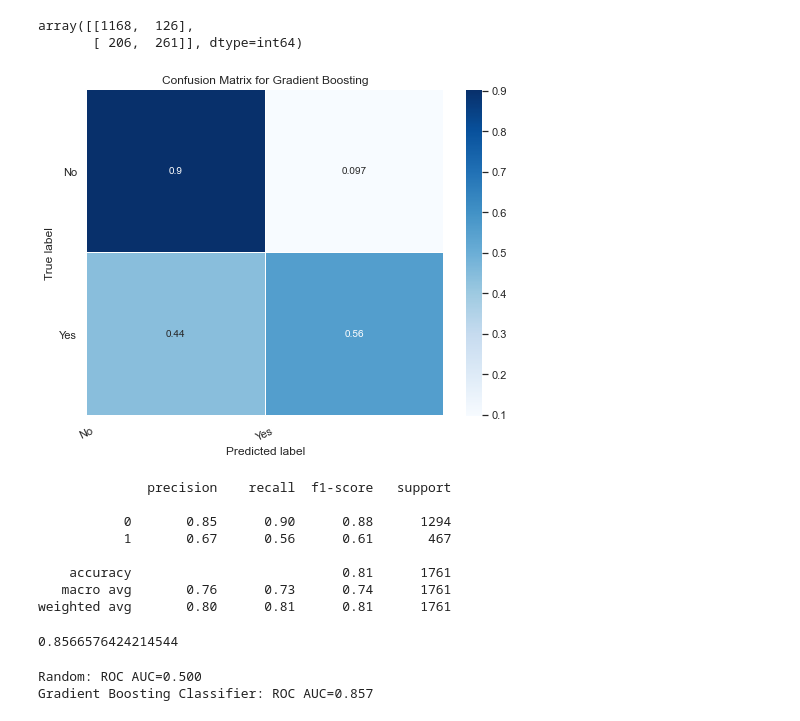
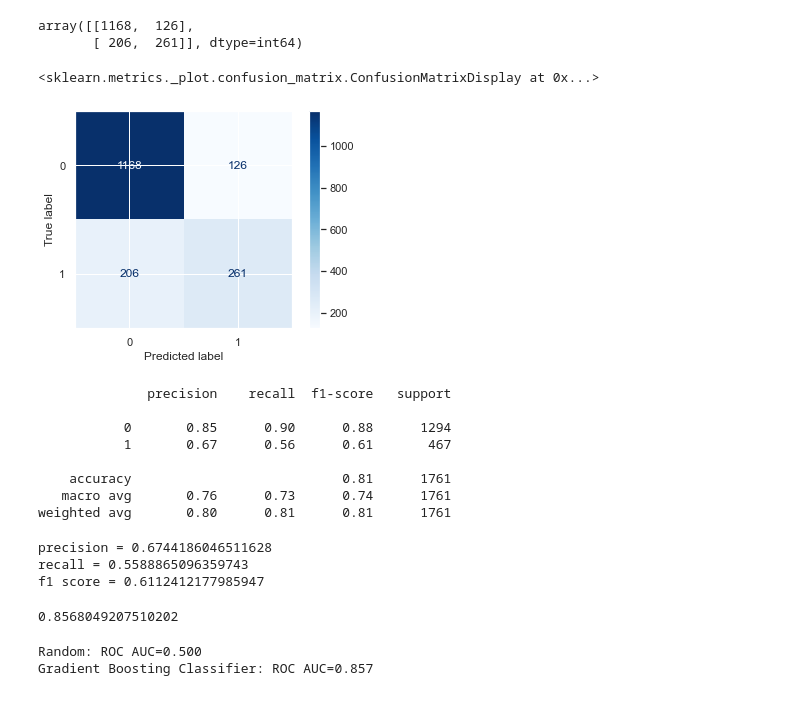
Before and after one commit to samarth-malhotra/Dissertation, a Jupyter notebook: Dissertation Project.ipynb, the cells around one changed output. Cells and saved outputs as stored; diff of their text form; code cells hidden in the pictures.

```diff
--- a/Dissertation Project.ipynb
+++ b/Dissertation Project.ipynb
@@ -861,31 +850,11 @@ confusion_matrix(y_test, y_pred_test)
 # %% [output]
 array([[1168,  126],
        [ 206,  261]], dtype=int64)
-# %%
-# Plotting the confusion matrix
-# Get and reshape confusion matrix data
-plt.figure(figsize=(8, 6))
-matrix = confusion_matrix(y_test, y_pred_test)
-matrix = matrix.astype('float') / matrix.sum(axis=1)[:, np.newaxis]
-
-# Build the plot
-#plt.figure(figsize=(16,7))
-#sns.set(font_scale=1.4)
-sns.heatmap(matrix, annot=True, annot_kws={'size':10},
-            cmap=plt.cm.Blues, linewidths=0.2)
-
-# Add labels to the plot
-class_names = ['No', 'Yes']
-tick_marks = np.arange(len(class_names))
-tick_marks2 = tick_marks + 0.5
-plt.xticks(tick_marks, class_names, rotation=25)
-plt.yticks(tick_marks2, class_names, rotation=0)
-plt.xlabel('Predicted label')
-plt.ylabel('True label')
-plt.title('Confusion Matrix for Gradient Boosting')
-plt.show()
-# %% [output]
-[figure, removed]
+# %%
+metrics.plot_confusion_matrix(model, X_test, y_test, cmap="Blues")
+# %% [output]
+<sklearn.metrics._plot.confusion_matrix.ConfusionMatrixDisplay at 0x...>
+[figure, added]
 # %%
 # To get more insight, we are examining more metrics like precision, recall and F1 Score
 # %%
@@ -909,14 +878,26 @@ print(classification_report(y_test, y_pred_test))
     accuracy                           0.81      1761
    macro avg       0.76      0.73      0.74      1761
 weighted avg       0.80      0.81      0.81      1761
+# %%
+gb_prec = metrics.precision_score(y_test, y_pred_test)
+gb_rec = metrics.recall_score(y_test, y_pred_test)
+gb_f1 = metrics.f1_score(y_test, y_pred_test)
+print("precision = " + str(gb_prec))
+print("recall = " + str(gb_rec))
+print("f1 score = " + str(gb_f1))
+# %% [output]
+precision = 0.6744186046511628
+recall = 0.5588865096359743
+f1 score = 0.6112412177985947
 # %%
 # Here we can see that even though the accuracy score of the model is very high i.e 84.72 % but the actual percentage of
 # model accurately classifying the target class that is if customer churn is 0.78 %
 # %%
 # Similarly compute ROC curve and ROC area for each class
-roc_auc_score(y_test, model.predict_proba(X_test)[:,1])
+gb_auc_roc = roc_auc_score(y_test, model.predict_proba(X_test)[:,1])
+gb_auc_roc
 # %% [output]
-0.8566576424214544
+0.8568049207510202
 # %%
 # Here the function takes both the true outcomes (0,1) from the test set and the predicted probabilities for the 1 class.
 # The function returns the false positive rates for each threshold, true positive rates for each threshold and thresholds.
```
Also changed, not shown: parts of 33 cells of this notebook.
